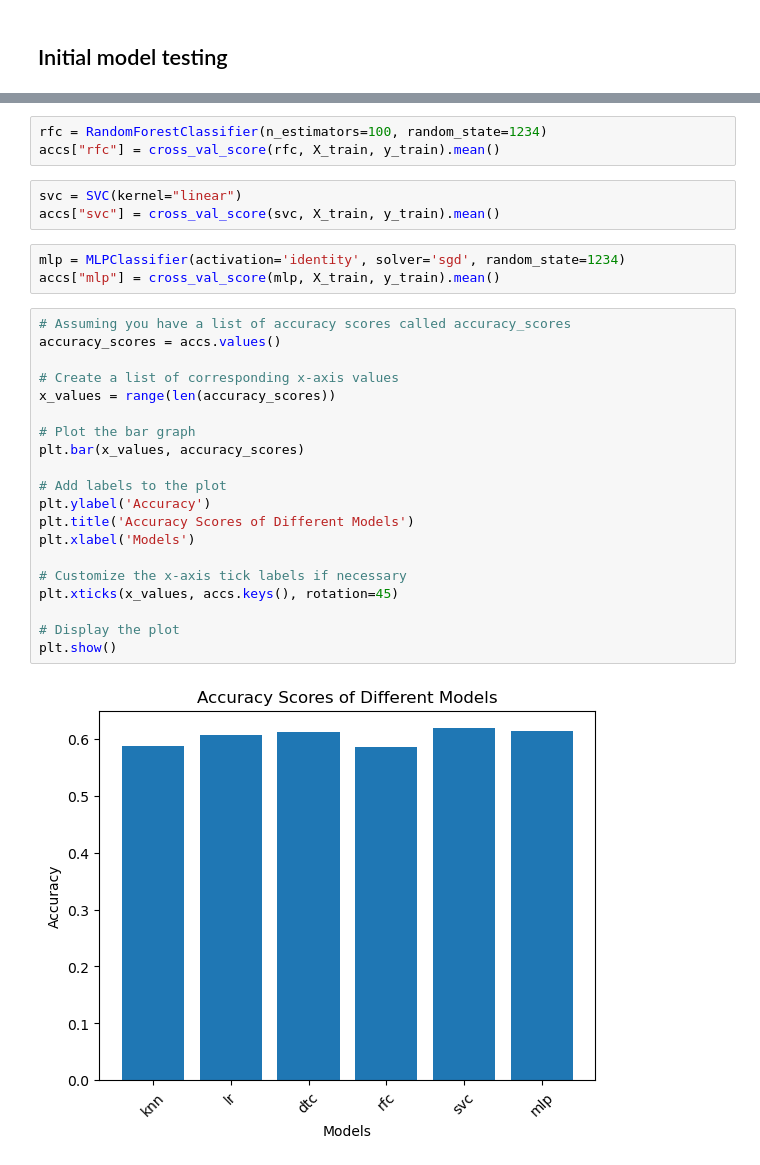
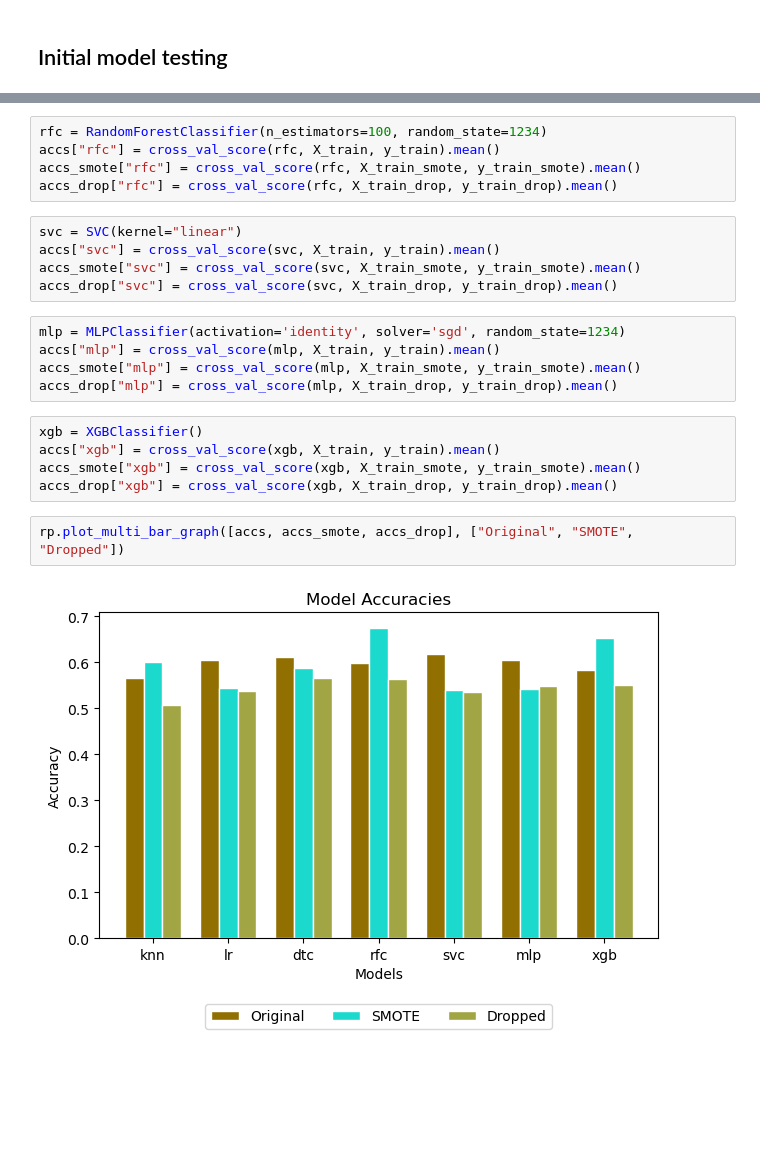
Before and after one commit to Rampenator/dsb, a Jupyter notebook: Rasmus.ipynb, the cells around one changed output, grey strips where cells are left out. Cells and saved outputs as stored; diff of their text form; blank space fills up the shorter version.

Commit message:
test effect of balancing on accuracy

```diff
--- a/Rasmus.ipynb
+++ b/Rasmus.ipynb
@@ -136,33 +169,26 @@ accs["dtc"] = cross_val_score(dtc, X_train, y_train).mean()
 # %%
 rfc = RandomForestClassifier(n_estimators=100, random_state=1234)
 accs["rfc"] = cross_val_score(rfc, X_train, y_train).mean()
+accs_smote["rfc"] = cross_val_score(rfc, X_train_smote, y_train_smote).mean()
+accs_drop["rfc"] = cross_val_score(rfc, X_train_drop, y_train_drop).mean()
 # %%
 svc = SVC(kernel="linear")
 accs["svc"] = cross_val_score(svc, X_train, y_train).mean()
+accs_smote["svc"] = cross_val_score(svc, X_train_smote, y_train_smote).mean()
+accs_drop["svc"] = cross_val_score(svc, X_train_drop, y_train_drop).mean()
 # %%
 mlp = MLPClassifier(activation='identity', solver='sgd', random_state=1234)
 accs["mlp"] = cross_val_score(mlp, X_train, y_train).mean()
+accs_smote["mlp"] = cross_val_score(mlp, X_train_smote, y_train_smote).mean()
+accs_drop["mlp"] = cross_val_score(mlp, X_train_drop, y_train_drop).mean()
-# %%
-# Assuming you have a list of accuracy scores called accuracy_scores
-accuracy_scores = accs.values()
-
-# Create a list of corresponding x-axis values
-x_values = range(len(accuracy_scores))
-
-# Plot the bar graph
-plt.bar(x_values, accuracy_scores)
-
-# Add labels to the plot
-plt.ylabel('Accuracy')
-plt.title('Accuracy Scores of Different Models')
-plt.xlabel('Models')
-
-# Customize the x-axis tick labels if necessary
-plt.xticks(x_values, accs.keys(), rotation=45)
-
-# Display the plot
-plt.show()
-# %% [output]
-[figure, removed]
+# %%
+xgb = XGBClassifier()
+accs["xgb"] = cross_val_score(xgb, X_train, y_train).mean()
+accs_smote["xgb"] = cross_val_score(xgb, X_train_smote, y_train_smote).mean()
+accs_drop["xgb"] = cross_val_score(xgb, X_train_drop, y_train_drop).mean()
+# %%
+rp.plot_multi_bar_graph([accs, accs_smote, accs_drop], ["Original", "SMOTE", "Dropped"])
+# %% [output]
+[figure, added]
 # %% [markdown]
 ### Todo
```
Also changed, not shown: parts of 7 cells of this notebook, 1 other file.
